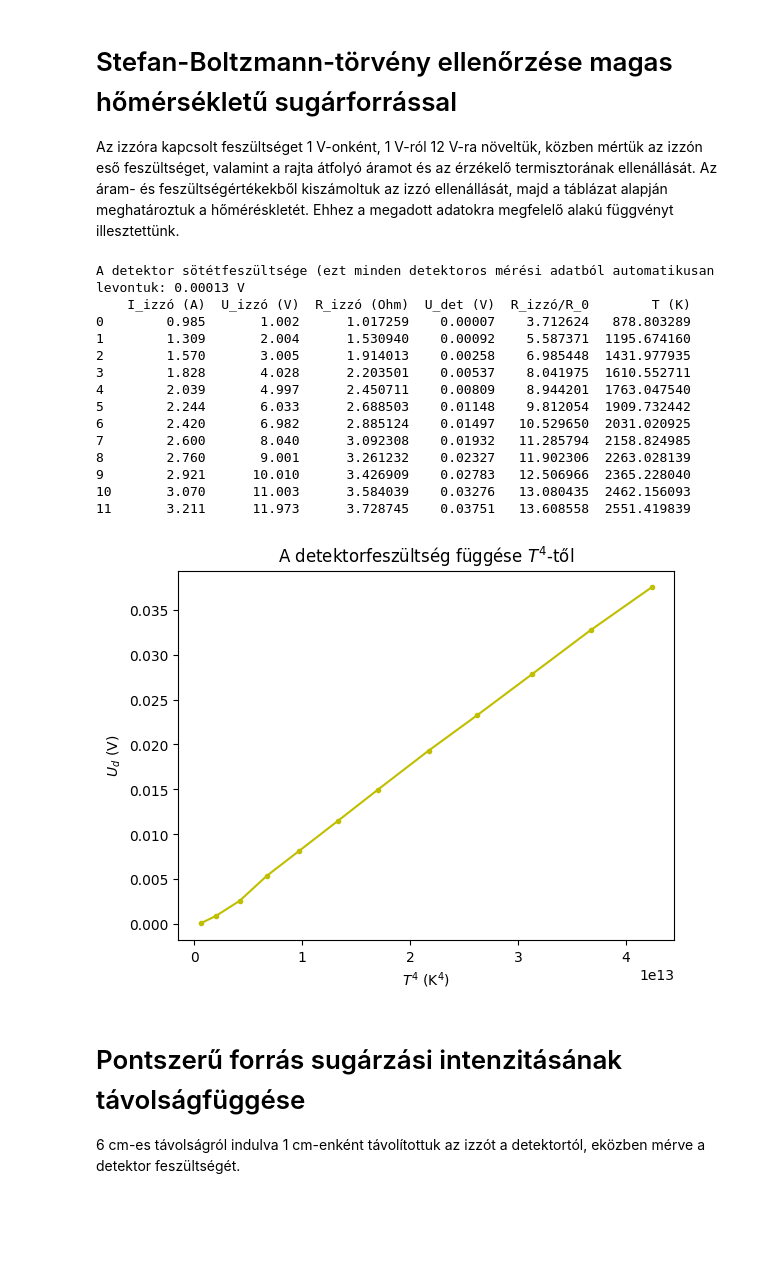
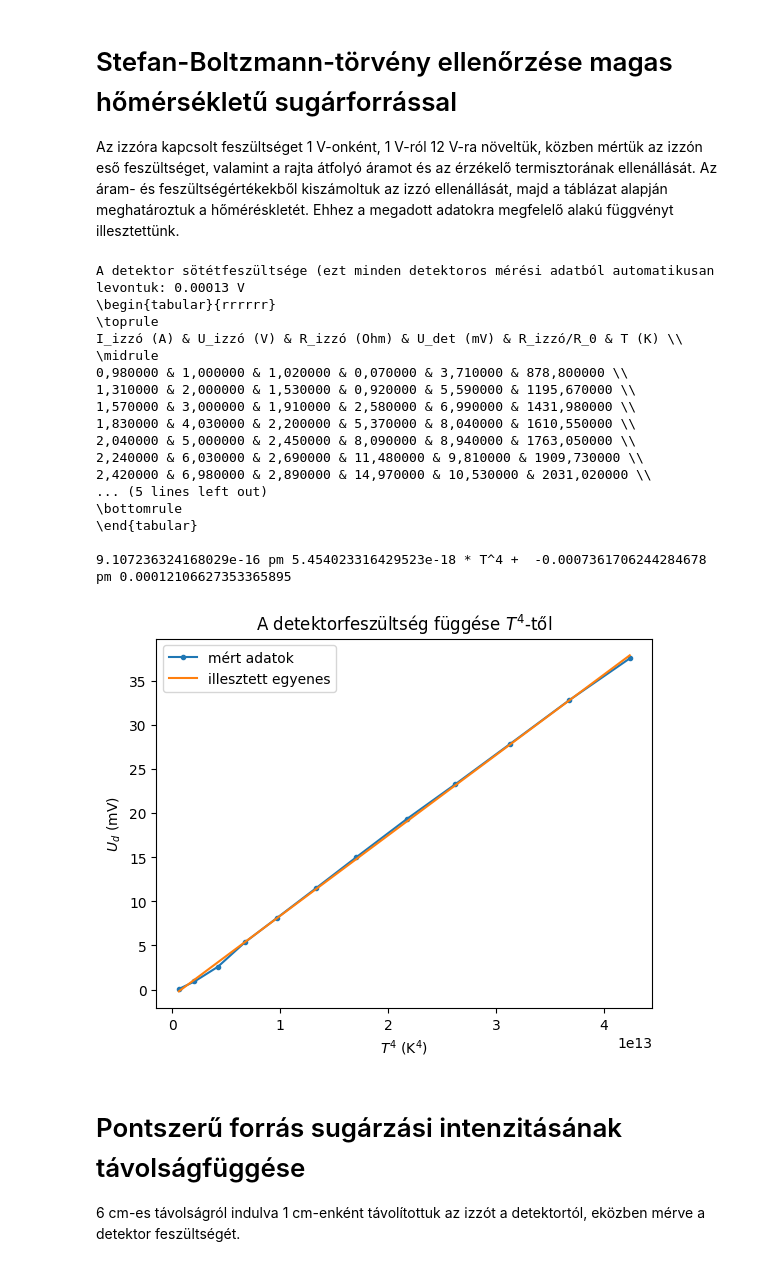
Before and after one commit to Sefi100/Labor, a Jupyter notebook: Hallab2/Hőmérsékletisugárzás/Homsug.ipynb, the cells around one changed output. Cells and saved outputs as stored; diff of their text form; code cells hidden in the pictures; blank space fills up the shorter version.

```diff
--- a/Hallab2/Hőmérsékletisugárzás/Homsug.ipynb
+++ b/Hallab2/Hőmérsékletisugárzás/Homsug.ipynb
@@ -59,39 +59,49 @@ Az izzóra kapcsolt feszültséget 1 V-onként, 1 V-ról 12 V-ra növeltük, kö
 # %%
 hatter = 0.13e-3
 
 Is = np.array([0.985, 1.309, 1.570, 1.828, 2.039, 2.244, 2.420, 2.600, 2.760, 2.921, 3.070, 3.211])
 Us = np.array([1.002, 2.004, 3.005, 4.028, 4.997, 6.033, 6.982, 8.040, 9.001, 10.010, 11.003, 11.973])
 Ud = np.array([0.20, 1.05, 2.71, 5.50, 8.22, 11.61, 15.10, 19.45, 23.40, 27.96, 32.89, 37.64])*1e-3 -hatter
 
 print(f'A detektor sötétfeszültsége (ezt minden detektoros mérési adatból automatikusan levontuk: {hatter} V')
 
 Rs = Us/Is
 Rrel = Rs/Rs0
 hom2 = wolf(Rrel)
-print(pd.DataFrame({'I_izzó (A)': Is, 'U_izzó (V)': Us, 'R_izzó (Ohm)': Rs, 'U_det (V)': Ud, 'R_izzó/R_0': Rrel, 'T (K)': hom2}))
+print((pd.DataFrame({'I_izzó (A)': Is, 'U_izzó (V)': Us, 'R_izzó (Ohm)': Rs, 'U_det (mV)': Ud*1e3, 'R_izzó/R_0': Rrel, 'T (K)': hom2}).round(2)).to_latex(index=False,decimal=","))
+
+
+[a2, b2], cov2= np.polyfit(hom2**4,Ud,1,cov=True)
 
 fig, ax = plt.subplots()
-ax.plot(hom2**4, Ud, 'y.-')
+ax.plot(hom2**4, Ud*1e3,".-",label="mért adatok")
+ax.plot(hom2**4,(a2*hom2**4+b2)*1e3,label="illesztett egyenes")
 ax.set_xlabel(r'$T^4$ (K$^4$)')
-ax.set_ylabel(r'$U_d$ (V)')
+ax.set_ylabel(r'$U_d$ (mV)')
 ax.set_title(r'A detektorfeszültség függése $T^4$-től')
-plt.show()
+ax.legend()
+plt.savefig('2fel'+'.pdf', format='pdf', dpi=1000, bbox_inches='tight')
+#plt.show()
+print(a2, "pm", np.sqrt(cov2[0][0]),'* T^4 + ',b2,'pm',np.sqrt(cov2[1][1])) #/5.4e-8/6.94e-5
 # %% [output]
 A detektor sötétfeszültsége (ezt minden detektoros mérési adatból automatikusan levontuk: 0.00013 V
-    I_izzó (A)  U_izzó (V)  R_izzó (Ohm)  U_det (V)  R_izzó/R_0        T (K)
-0        0.985       1.002      1.017259    0.00007    3.712624   878.803289
-1        1.309       2.004      1.530940    0.00092    5.587371  1195.674160
-2        1.570       3.005      1.914013    0.00258    6.985448  1431.977935
-3        1.828       4.028      2.203501    0.00537    8.041975  1610.552711
-4        2.039       4.997      2.450711    0.00809    8.944201  1763.047540
-5        2.244       6.033      2.688503    0.01148    9.812054  1909.732442
-6        2.420       6.982      2.885124    0.01497   10.529650  2031.020925
-7        2.600       8.040      3.092308    0.01932   11.285794  2158.824985
-8        2.760       9.001      3.261232    0.02327   11.902306  2263.028139
-9        2.921      10.010      3.426909    0.02783   12.506966  2365.228040
-10       3.070      11.003      3.584039    0.03276   13.080435  2462.156093
-11       3.211      11.973      3.728745    0.03751   13.608558  2551.419839
+\begin{tabular}{rrrrrr}
+\toprule
+I_izzó (A) & U_izzó (V) & R_izzó (Ohm) & U_det (mV) & R_izzó/R_0 & T (K) \\
+\midrule
+0,980000 & 1,000000 & 1,020000 & 0,070000 & 3,710000 & 878,800000 \\
+1,310000 & 2,000000 & 1,530000 & 0,920000 & 5,590000 & 1195,670000 \\
+1,570000 & 3,000000 & 1,910000 & 2,580000 & 6,990000 & 1431,980000 \\
+1,830000 & 4,030000 & 2,200000 & 5,370000 & 8,040000 & 1610,550000 \\
+2,040000 & 5,000000 & 2,450000 & 8,090000 & 8,940000 & 1763,050000 \\
+2,240000 & 6,030000 & 2,690000 & 11,480000 & 9,810000 & 1909,730000 \\
+2,420000 & 6,980000 & 2,890000 & 14,970000 & 10,530000 & 2031,020000 \\
+... (5 lines left out)
+\bottomrule
+\end{tabular}
+
+9.107236324168029e-16 pm 5.454023316429523e-18 * T^4 +  -0.0007361706244284678 pm 0.00012106627353365895
-[figure, old version]
+[figure, new version]
 # %% [markdown]
 # Pontszerű forrás sugárzási intenzitásának távolságfüggése
 6 cm-es távolságról indulva 1 cm-enként távolítottuk az izzót a detektortól, eközben mérve a detektor feszültségét.
```
Also changed, not shown: 10 other files.
